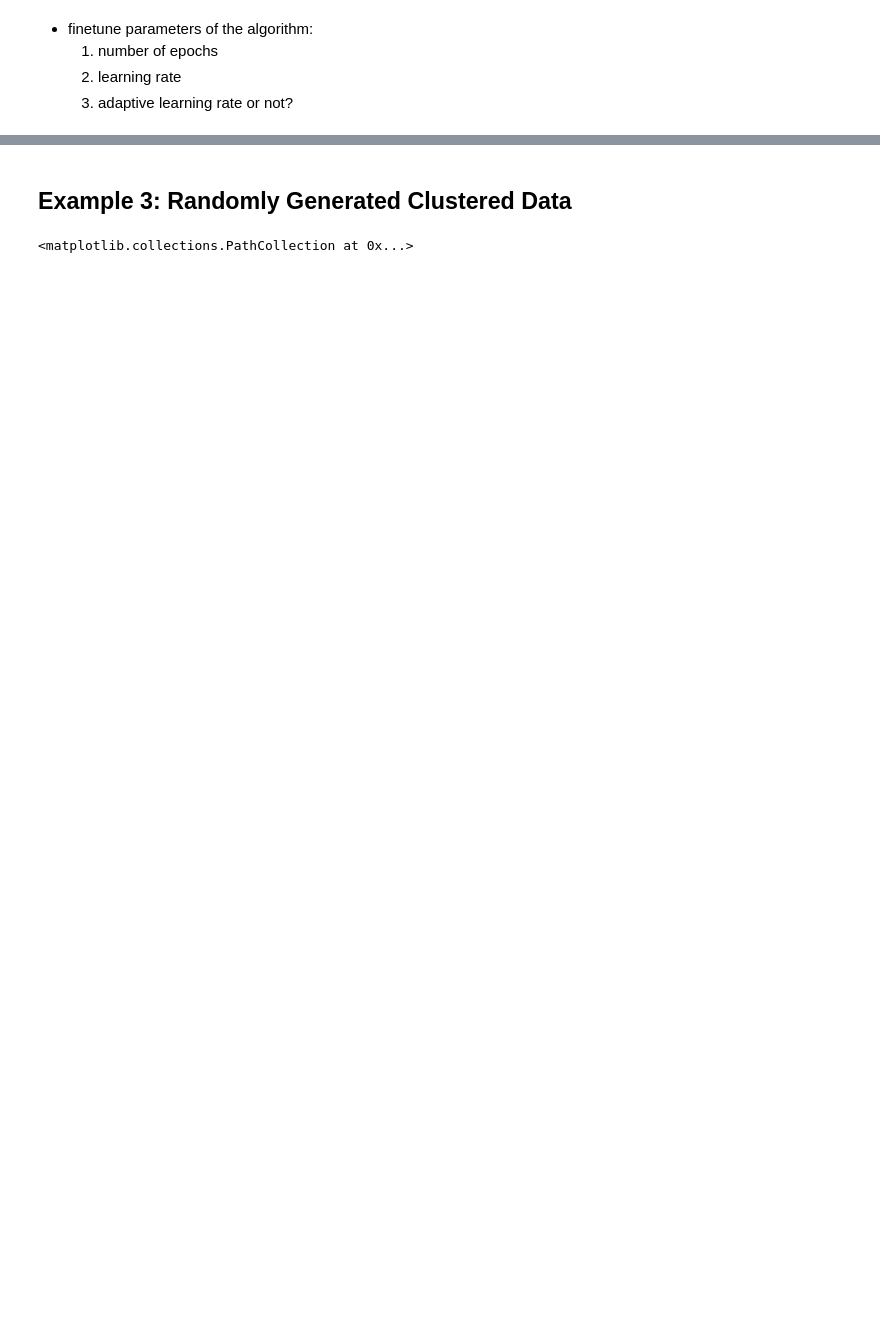
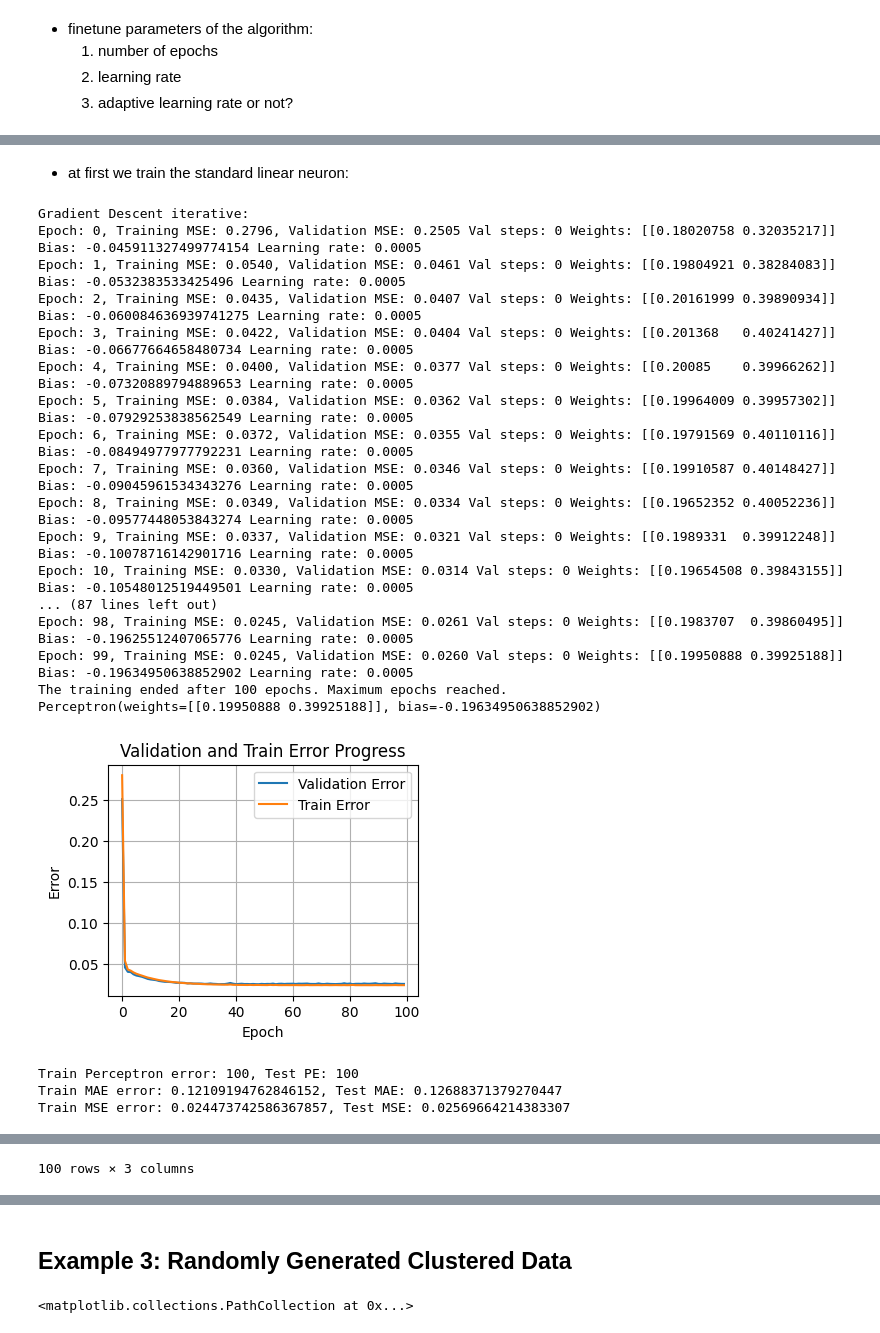
Before and after one commit to reitezuz/18NES1-2026, a Jupyter notebook: week04/tanh_perceptron.ipynb, the cells around one changed output, grey strips where cells are left out. Saved outputs shown, nothing was run; the diff lists cells and outputs as text; code cells hidden in the pictures; blank space fills up the shorter version.

```diff
--- a/week04/tanh_perceptron.ipynb
+++ b/week04/tanh_perceptron.ipynb
@@ -747,0 +736,66 @@ ax.scatter(inputs[:, 0], inputs[:, 1], true_outputs.flatten(), label="Data point
+# %% [markdown]
+- at first we train the standard linear neuron:
+# %%
+# Define parameters
+inputs, true_outputs = generate_regression_data_2D(A=0.2, B=0.4, C=-0.2, std_noise=0.15, number_of_samples=100, input_range=10)
+test_inputs, test_true_outputs = generate_regression_data_2D(A=0.2, B=0.4, C=-0.2, std_noise=0.15, number_of_samples=100, input_range=10)
+validation_data = generate_regression_data_2D(A=0.2, B=0.4, C=-0.2, std_noise=0.15, number_of_samples=100, input_range=10)
+
+# Train the linear neuron:
+print_progress = True
+learning_rate = 0.0005
+init_method = 'random'
+adaptive_learning_rate = False
+min_error = 0.0001
+epochs = 100
+variant = "iterative"
+max_validation_steps = None # no early stopping
+activation = 'linear'
+
+# Train the linear neuron:
+perceptron = Perceptron(inputs.shape[1], activation, init_method)
+if variant == 'iterative':
+    [training_errors, validation_errors] = perceptron.gradient_descent_iterative(inputs, true_outputs, learning_rate, epochs, adaptive_learning_rate, min_error, max_validation_steps, validation_data, print_progress=print_progress)
+else:
+    [training_errors, validation_errors] = perceptron.gradient_descent_batch(inputs, true_outputs, learning_rate, epochs, adaptive_learning_rate, min_error, max_validation_steps, validation_data, print_progress=print_progress)
+
+# Print summary:
+print(perceptron)
+plot_error_progress(training_errors, validation_errors)
+real_outputs = perceptron.forward(inputs) # forward for the whole dataset
+test_outputs = perceptron.forward(test_inputs)
+print(f"Train Perceptron error: {perceptron_error(true_outputs, real_outputs)}, Test PE: {perceptron_error(test_true_outputs, test_outputs)}")
+print(f"Train MAE error: {MAE_error(true_outputs, real_outputs)}, Test MAE: {MAE_error(test_true_outputs, test_outputs)}")
+print(f"Train MSE error: {MSE_error(true_outputs, real_outputs)}, Test MSE: {MSE_error(test_true_outputs, test_outputs)}")
+plot_regression_3D(perceptron, inputs, true_outputs)
+plot_regression_3D(perceptron, inputs, real_outputs)
+plot_error_progress(training_errors, validation_errors)
+
+# Create a pandas DataFrame for a nice table
+import pandas as pd
+df = pd.DataFrame(columns=['Input', 'Predicted', 'True'])
+for inputs, label in zip(inputs, true_outputs):
+    df.loc[len(df)] = {'Input': inputs, 'Predicted': perceptron.forward(inputs), 'True': label}
+df
+# %% [output]
+Gradient Descent iterative:
+Epoch: 0, Training MSE: 0.2796, Validation MSE: 0.2505 Val steps: 0 Weights: [[0.18020758 0.32035217]] Bias: -0.045911327499774154 Learning rate: 0.0005
+Epoch: 1, Training MSE: 0.0540, Validation MSE: 0.0461 Val steps: 0 Weights: [[0.19804921 0.38284083]] Bias: -0.0532383533425496 Learning rate: 0.0005
+Epoch: 2, Training MSE: 0.0435, Validation MSE: 0.0407 Val steps: 0 Weights: [[0.20161999 0.39890934]] Bias: -0.060084636939741275 Learning rate: 0.0005
+Epoch: 3, Training MSE: 0.0422, Validation MSE: 0.0404 Val steps: 0 Weights: [[0.201368   0.40241427]] Bias: -0.06677664658480734 Learning rate: 0.0005
+Epoch: 4, Training MSE: 0.0400, Validation MSE: 0.0377 Val steps: 0 Weights: [[0.20085    0.39966262]] Bias: -0.07320889794889653 Learning rate: 0.0005
+Epoch: 5, Training MSE: 0.0384, Validation MSE: 0.0362 Val steps: 0 Weights: [[0.19964009 0.39957302]] Bias: -0.07929253838562549 Learning rate: 0.0005
+Epoch: 6, Training MSE: 0.0372, Validation MSE: 0.0355 Val steps: 0 Weights: [[0.19791569 0.40110116]] Bias: -0.08494977977792231 Learning rate: 0.0005
+Epoch: 7, Training MSE: 0.0360, Validation MSE: 0.0346 Val steps: 0 Weights: [[0.19910587 0.40148427]] Bias: -0.09045961534343276 Learning rate: 0.0005
+Epoch: 8, Training MSE: 0.0349, Validation MSE: 0.0334 Val steps: 0 Weights: [[0.19652352 0.40052236]] Bias: -0.09577448053843274 Learning rate: 0.0005
+Epoch: 9, Training MSE: 0.0337, Validation MSE: 0.0321 Val steps: 0 Weights: [[0.1989331  0.39912248]] Bias: -0.10078716142901716 Learning rate: 0.0005
+Epoch: 10, Training MSE: 0.0330, Validation MSE: 0.0314 Val steps: 0 Weights: [[0.19654508 0.39843155]] Bias: -0.10548012519449501 Learning rate: 0.0005
+... (87 lines left out)
+Epoch: 98, Training MSE: 0.0245, Validation MSE: 0.0261 Val steps: 0 Weights: [[0.1983707  0.39860495]] Bias: -0.19625512407065776 Learning rate: 0.0005
+Epoch: 99, Training MSE: 0.0245, Validation MSE: 0.0260 Val steps: 0 Weights: [[0.19950888 0.39925188]] Bias: -0.19634950638852902 Learning rate: 0.0005
+The training ended after 100 epochs. Maximum epochs reached.
+Perceptron(weights=[[0.19950888 0.39925188]], bias=-0.19634950638852902)
+[figure, added]
+Train Perceptron error: 100, Test PE: 100
+Train MAE error: 0.12109194762846152, Test MAE: 0.12688371379270447
+Train MSE error: 0.024473742586367857, Test MSE: 0.02569664214383307
@@ -748 +817,2 @@ ax.scatter(inputs[:, 0], inputs[:, 1], true_outputs.flatten(), label="Data point
+100 rows × 3 columns
 # %% [markdown]
```
Also changed, not shown: parts of 15 cells of this notebook.
